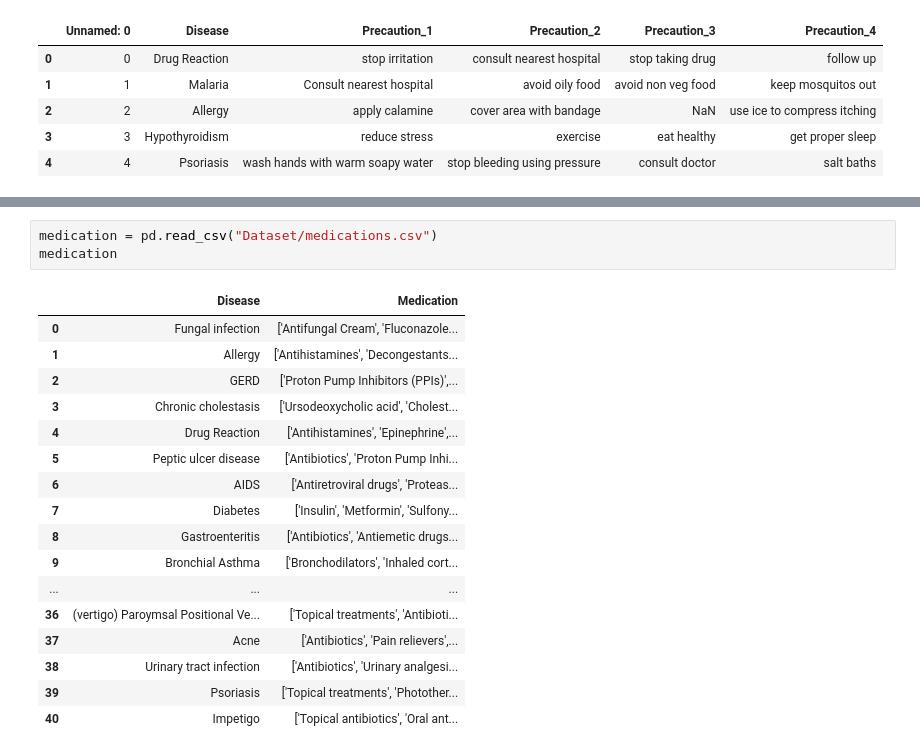
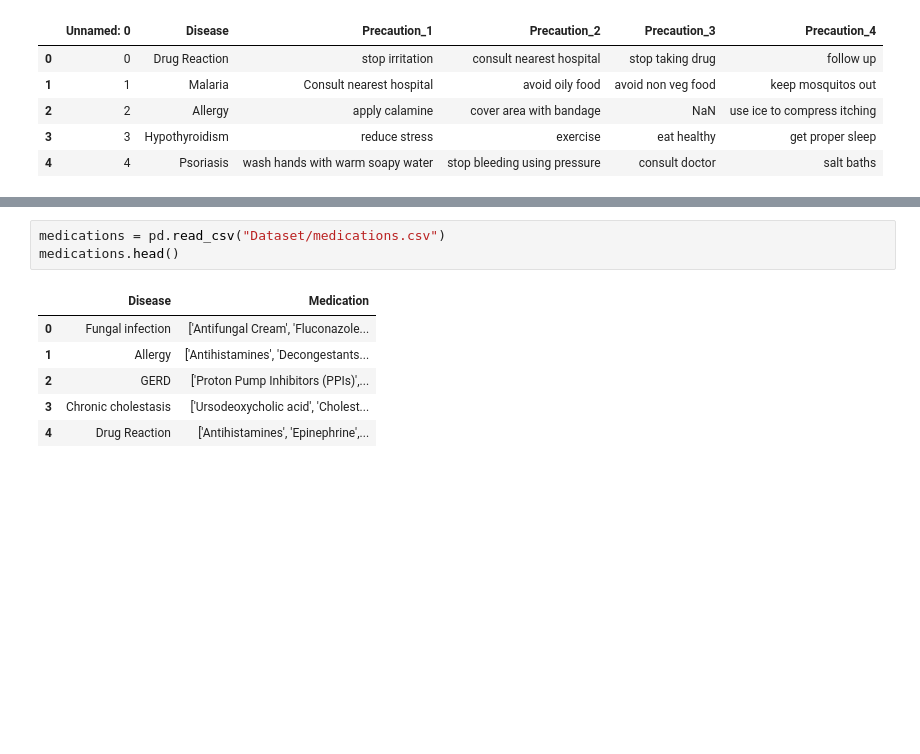
Before and after one commit to Muhammad-Ahtasham/DrugRecommender, a Jupyter notebook: Drug_Recommedation.ipynb, the cells around one changed output, grey strips where cells are left out. Drawn from its saved outputs; the diff is of its cells as text; blank space fills up the shorter version.

```diff
--- a/Drug_Recommedation.ipynb
+++ b/Drug_Recommedation.ipynb
@@ -171,23 +153,12 @@ description
 # %%
-medication = pd.read_csv("Dataset/medications.csv")
-medication
+medications = pd.read_csv("Dataset/medications.csv")
+medications.head()
 # %% [output]
 |  | Disease | Medication |
 | 0 | Fungal infection | ['Antifungal Cream', 'Fluconazole... |
 | 1 | Allergy | ['Antihistamines', 'Decongestants... |
 | 2 | GERD | ['Proton Pump Inhibitors (PPIs)',... |
 | 3 | Chronic cholestasis | ['Ursodeoxycholic acid', 'Cholest... |
 | 4 | Drug Reaction | ['Antihistamines', 'Epinephrine',... |
-| 5 | Peptic ulcer disease | ['Antibiotics', 'Proton Pump Inhi... |
-| 6 | AIDS | ['Antiretroviral drugs', 'Proteas... |
-| 7 | Diabetes | ['Insulin', 'Metformin', 'Sulfony... |
-| 8 | Gastroenteritis | ['Antibiotics', 'Antiemetic drugs... |
-| 9 | Bronchial Asthma | ['Bronchodilators', 'Inhaled cort... |
-| ... | ... | ... |
-| 36 | (vertigo) Paroymsal Positional Ve... | ['Topical treatments', 'Antibioti... |
-| 37 | Acne | ['Antibiotics', 'Pain relievers',... |
-| 38 | Urinary tract infection | ['Antibiotics', 'Urinary analgesi... |
-| 39 | Psoriasis | ['Topical treatments', 'Photother... |
-| 40 | Impetigo | ['Topical antibiotics', 'Oral ant... |
 # %%
 diets = pd.read_csv("Dataset/diets.csv")
```
Also changed, not shown: parts of 5 cells of this notebook.
